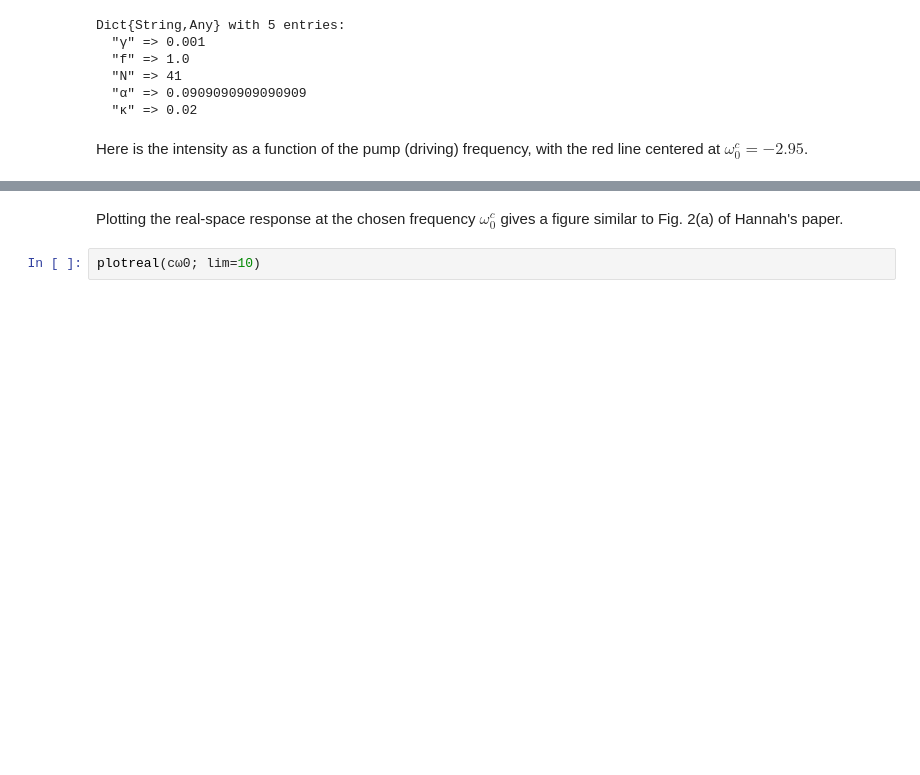
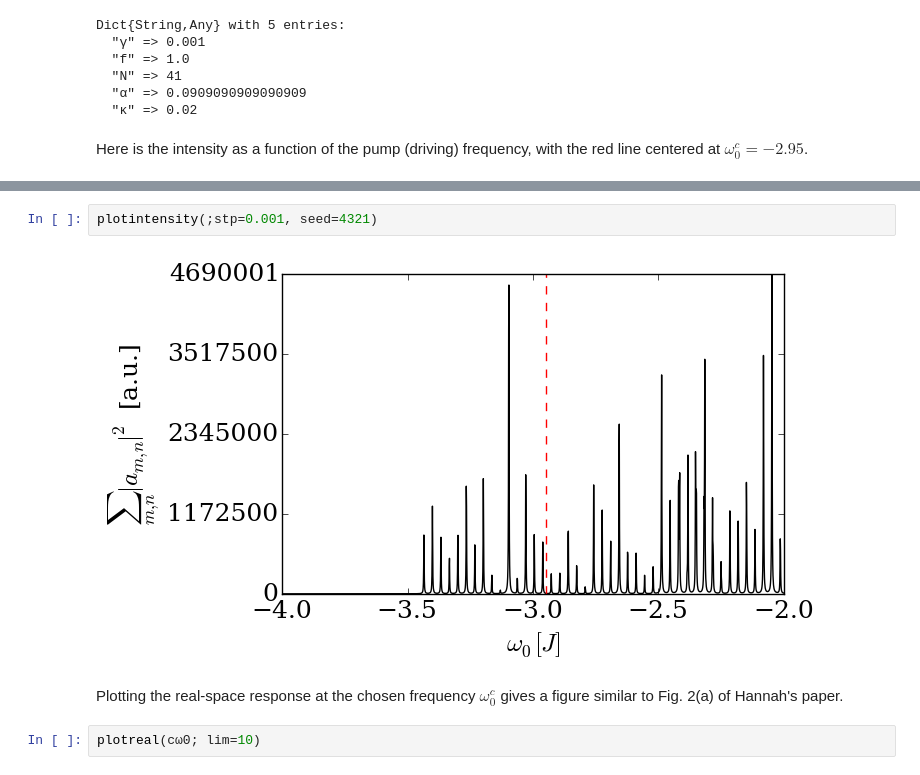
Before and after one commit to berceanu/notebooks, a Jupyter notebook: julia/berryphase.ipynb, the cells around one changed output, grey strips where cells are left out. Cells and saved outputs as stored; diff of their text form; blank space fills up the shorter version.

```diff
--- a/julia/berryphase.ipynb
+++ b/julia/berryphase.ipynb
@@ -26,3 +28,7 @@ plotintensity(;stp=0.001)
+# %%
+plotintensity(;stp=0.001, seed=4321)
+# %% [output]
+[figure, added]
 # %% [markdown]
 Plotting the real-space response at the chosen frequency $\omega_0^c$ gives a figure similar to Fig. 2(a) of Hannah's paper.
 # %%
```
Also changed, not shown: parts of 3 cells of this notebook, 1 other file.
